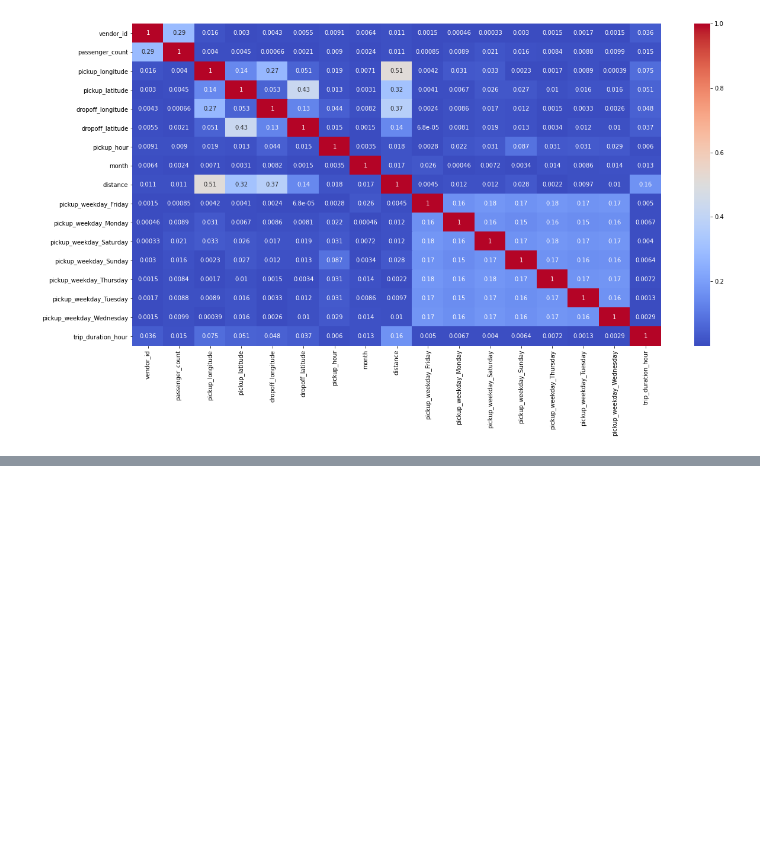
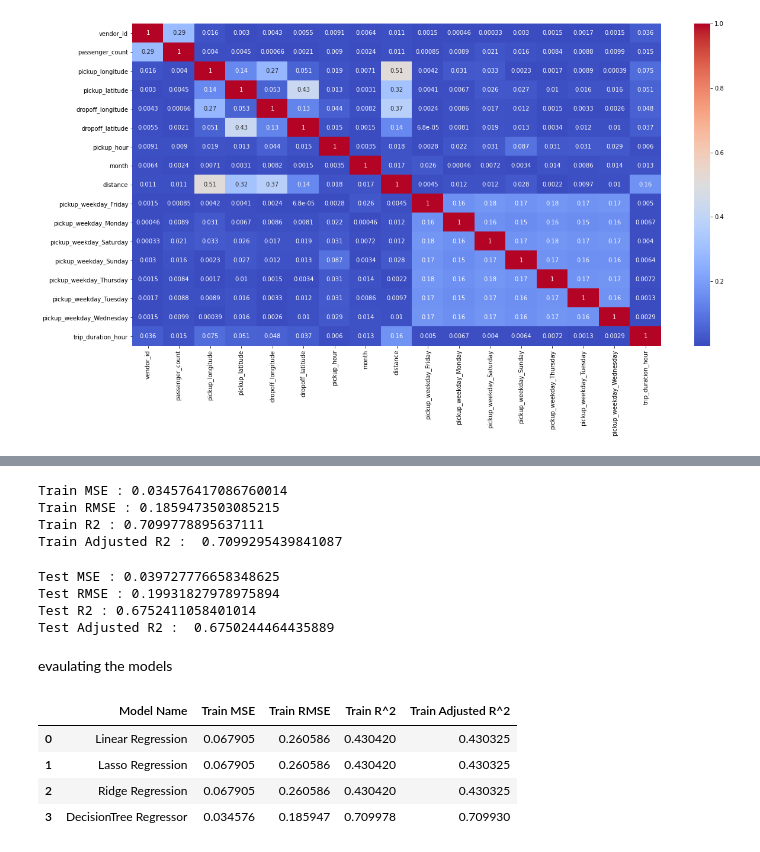
Before and after one commit to AmirKhan6219/NYC-Taxi-Trip-Time-Prediction, a Jupyter notebook: NYC_Taxi_Trip_Time_prediction.ipynb, the cells around one changed output, grey strips where cells are left out. Saved outputs shown, nothing was run; the diff lists cells and outputs as text; code cells hidden in the pictures; blank space fills up the shorter version.

```diff
--- a/NYC_Taxi_Trip_Time_prediction.ipynb
+++ b/NYC_Taxi_Trip_Time_prediction.ipynb
@@ -564,0 +880,2 @@ sns.heatmap(abs(corelation), annot=True, cmap='coolwarm')
+# %%
+y_pred_dt_train=dt_grid.predict(X_train)
@@ -564,0 +884,57 @@ sns.heatmap(abs(corelation), annot=True, cmap='coolwarm')
+# %%
+dt_train_mse  = mean_squared_error(y_train, y_pred_dt_train)
+print("Train MSE :" , dt_train_mse)
+
+dt_train_rmse = np.sqrt(dt_train_mse)
+print("Train RMSE :" ,dt_train_rmse)
+
+dt_train_r2 = r2_score(y_train, y_pred_dt_train)
+print("Train R2 :" ,dt_train_r2)
+
+dt_train_r2_= 1-(1-r2_score(y_train, y_pred_dt_train))*((X_train.shape[0]-1)/(X_train.shape[0]-X_train.shape[1]-1))
+print("Train Adjusted R2 : ", dt_train_r2_)
+# %% [output]
+Train MSE : 0.034576417086760014
+Train RMSE : 0.1859473503085215
+Train R2 : 0.7099778895637111
+Train Adjusted R2 :  0.7099295439841087
+# %%
+dt_test_mse  = mean_squared_error(y_test, y_pred_dt_test)
+print("Test MSE :" , dt_test_mse)
+dt_test_rmse = np.sqrt(dt_test_mse)
+print("Test RMSE :" ,dt_test_rmse)
+
+dt_test_r2 = r2_score(y_test, y_pred_dt_test)
+print("Test R2 :" ,dt_test_r2)
+
+dt_test_r2_= 1-(1-r2_score(y_test, y_pred_dt_test))*((X_test.shape[0]-1)/(X_test.shape[0]-X_test.shape[1]-1))
+print("Test Adjusted R2 : ", dt_test_r2_)
+# %% [output]
+Test MSE : 0.039727776658348625
+Test RMSE : 0.19931827978975894
+Test R2 : 0.6752411058401014
+Test Adjusted R2 :  0.6750244464435889
+# %% [markdown]
+evaulating the models
+# %%
+models= ['Linear Regression', 'Lasso Regression', 'Ridge Regression','DecisionTree Regressor']
+train_mse= [lr_train_mse, lasso_train_mse, ridge_train_mse, dt_train_mse]
+train_rmse= [lr_train_rmse, lasso_train_rmse, ridge_train_rmse, dt_train_rmse]
+train_r2= [lr_train_r2, lasso_train_r2, ridge_train_r2, dt_train_r2]
+train_adjusted_r2= [lr_train_r2_, lasso_train_r2_, ridge_train_r2_, dt_train_r2_]
+# %%
+models= ['Linear Regression', 'Lasso Regression', 'Ridge Regression','DecisionTree Regressor']
+test_mse= [lr_test_mse, lasso_test_mse, ridge_test_mse, dt_test_mse]
+test_rmse= [lr_test_rmse, lasso_test_rmse, ridge_test_rmse, dt_test_rmse]
+test_r2= [lr_test_r2, lasso_test_r2, ridge_test_r2, dt_test_r2]
+test_adjusted_r2= [lr_test_r2_, lasso_test_r2_, ridge_test_r2_, dt_test_r2_]
+# %%
+Train_data_df=pd.DataFrame({'Model Name': models, 'Train MSE': train_mse, 'Train RMSE': train_rmse, 'Train R^2': train_r2,
+                            'Train Adjusted R^2': train_adjusted_r2})
+Train_data_df
+# %% [output]
+|  | Model Name | Train MSE | Train RMSE | Train R^2 | Train Adjusted R^2 |
+| 0 | Linear Regression | 0.067905 | 0.260586 | 0.430420 | 0.430325 |
+| 1 | Lasso Regression | 0.067905 | 0.260586 | 0.430420 | 0.430325 |
+| 2 | Ridge Regression | 0.067905 | 0.260586 | 0.430420 | 0.430325 |
+| 3 | DecisionTree Regressor | 0.034576 | 0.185947 | 0.709978 | 0.709930 |
```
Also changed, not shown: parts of 43 cells of this notebook.
